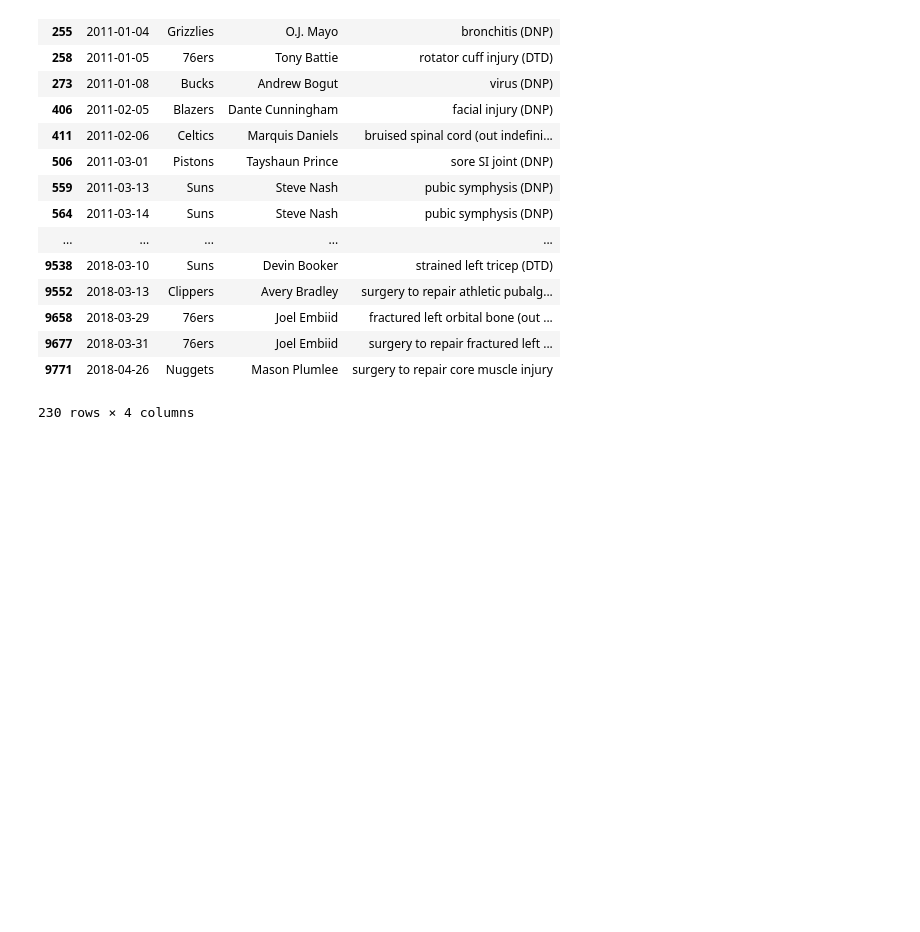
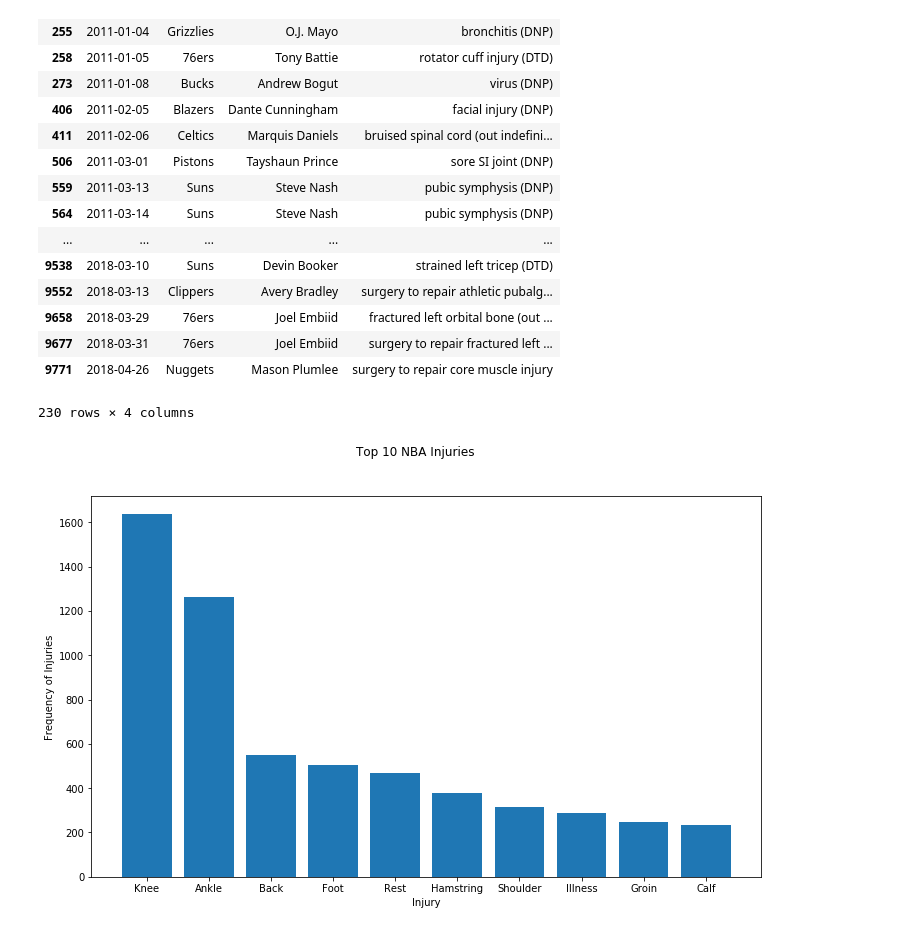
Before and after one commit to jonathansapp08/NBA-Injuries, a Jupyter notebook: NBA Injuries.ipynb, the cells around one changed output. Cells and saved outputs as stored; diff of their text form; code cells hidden in the pictures; blank space fills up the shorter version.

Commit message:
Adding charts

```diff
--- a/NBA Injuries.ipynb
+++ b/NBA Injuries.ipynb
@@ -339,3 +438,21 @@ injuries
 | 9677 | 2018-03-31 | 76ers | Joel Embiid | surgery to repair fractured left ... |
 | 9771 | 2018-04-26 | Nuggets | Mason Plumlee | surgery to repair core muscle injury |
 230 rows × 4 columns
+# %%
+import matplotlib.pyplot as plt
+
+names = ['Knee', 'Ankle', 'Back', 'Foot', 'Rest', 'Hamstring', 'Shoulder', 'Illness', 'Groin', 'Calf']
+values = [1636, 1262, 552, 505, 470, 379, 314, 288, 246, 235]
+
+plt.figure(figsize=(12, 7))
+
+plt.subplot(111)
+plt.bar(names, values)
+
+
+plt.suptitle('Top 10 NBA Injuries')
+plt.xlabel('Injury')
+plt.ylabel('Frequency of Injuries')
+plt.show()
+# %% [output]
+[figure, added]
```
Also changed, not shown: parts of 3 cells of this notebook.
